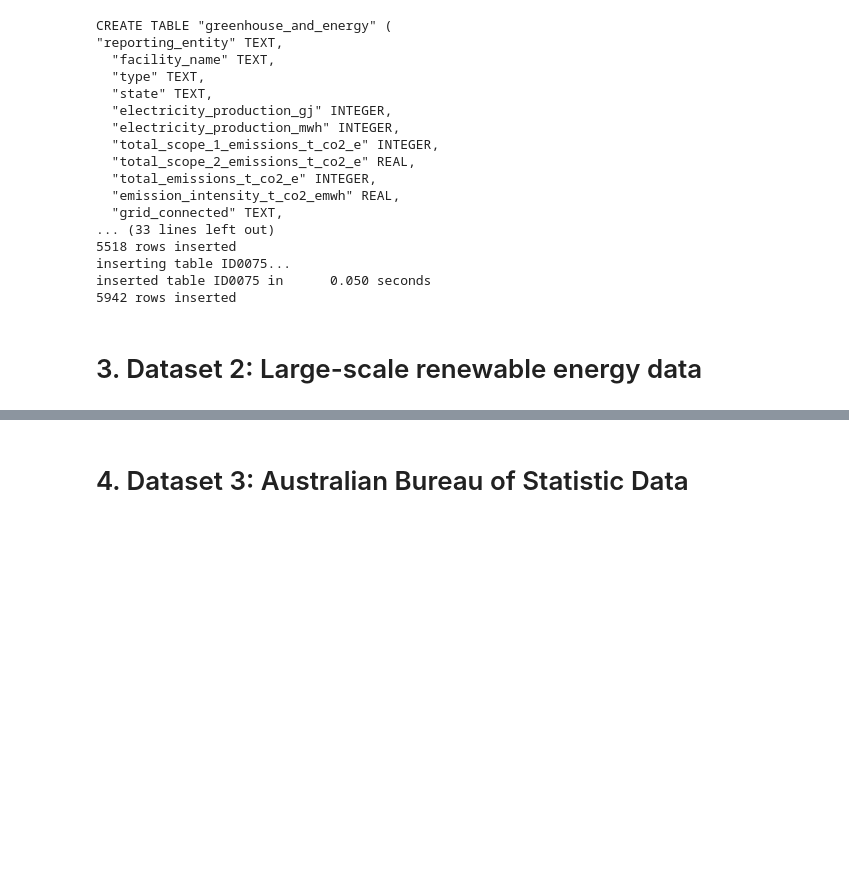
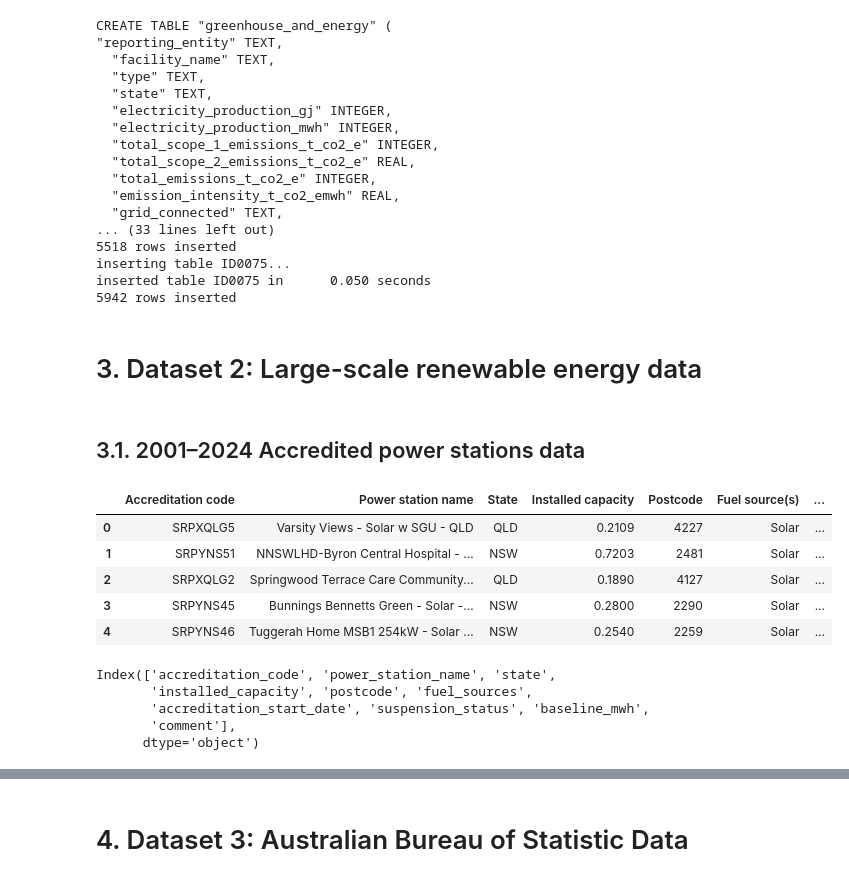
Before and after one commit to mnaufaldr01/de-assignment-1, a Jupyter notebook: assignment1.ipynb, the cells around one changed output, grey strips where cells are left out. Saved outputs shown, nothing was run; the diff lists cells and outputs as text; code cells hidden in the pictures; blank space fills up the shorter version.

Commit message:
finalyze data acquisiiton and data cleaning

```diff
--- a/assignment1.ipynb
+++ b/assignment1.ipynb
@@ -180,3 +171,37 @@ inserted table ID0075 in      0.050 seconds
 5942 rows inserted
 # %% [markdown]
 # 3. Dataset 2: Large-scale renewable energy data
+# %% [markdown]
+## 3.1. 2001–2024 Accredited power stations data
+# %%
+url = "https://cer.gov.au/document/historical-accredited-power-stations-and-projects-0"
+df = pd.read_csv(url, encoding='ISO-8859-1')
+df.head()
+# %% [output]
+|  | Accreditation code | Power station name | State | Installed capacity | Postcode | Fuel source(s) | ... |
+| 0 | SRPXQLG5 | Varsity Views - Solar w SGU - QLD | QLD | 0.2109 | 4227 | Solar | ... |
+| 1 | SRPYNS51 | NNSWLHD-Byron Central Hospital - ... | NSW | 0.7203 | 2481 | Solar | ... |
+| 2 | SRPXQLG2 | Springwood Terrace Care Community... | QLD | 0.1890 | 4127 | Solar | ... |
+| 3 | SRPYNS45 | Bunnings Bennetts Green - Solar -... | NSW | 0.2800 | 2290 | Solar | ... |
+| 4 | SRPYNS46 | Tuggerah Home MSB1 254kW - Solar ... | NSW | 0.2540 | 2259 | Solar | ... |
+# %%
+# Rename column names
+df = df.rename(columns={
+    'Accreditation code': 'accreditation_code',
+    'Power station name': 'power_station_name',
+    'State': 'state',
+    'Installed capacity': 'installed_capacity',
+    'Postcode': 'postcode',
+    'Fuel source(s)': 'fuel_sources',
+    'Accreditation start date': 'accreditation_start_date',
+    'Suspension status': 'suspension_status',
+    'Baseline (MWh)': 'baseline_mwh',
+    'Comment': 'comment'
+})
+df.columns
+# %% [output]
+Index(['accreditation_code', 'power_station_name', 'state',
+       'installed_capacity', 'postcode', 'fuel_sources',
+       'accreditation_start_date', 'suspension_status', 'baseline_mwh',
+       'comment'],
+      dtype='object')
```
Also changed, not shown: parts of 62 cells of this notebook.
